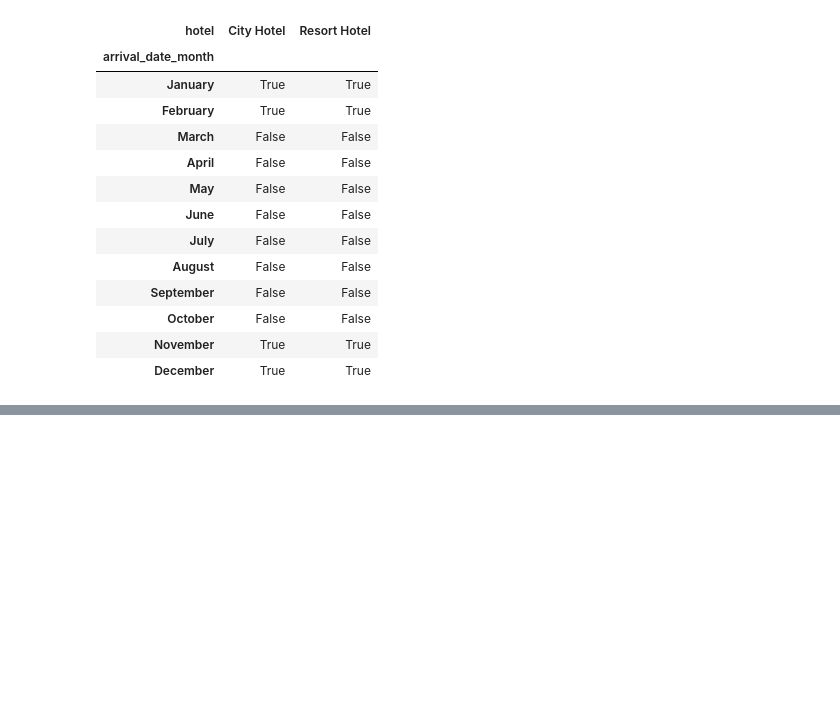
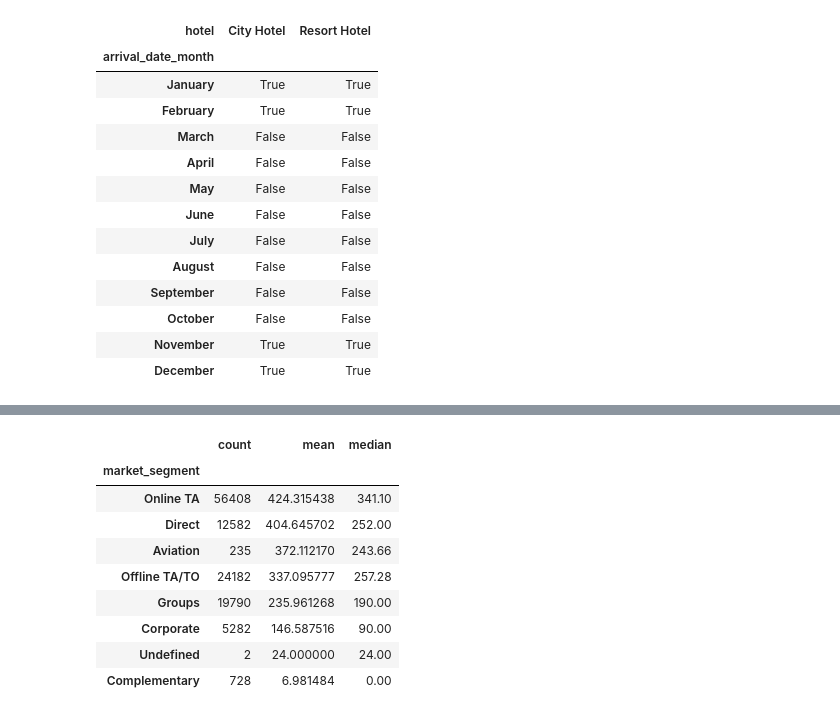
Before and after one commit to Kaevin-boi/Revenue-management-hotel, a Jupyter notebook: Notebooks/01_eda_revenue_management.ipynb, the cells around one changed output, grey strips where cells are left out. Cells and saved outputs as stored; diff of their text form; code cells hidden in the pictures; blank space fills up the shorter version.

```diff
--- a/Notebooks/01_eda_revenue_management.ipynb
+++ b/Notebooks/01_eda_revenue_management.ipynb
@@ -1033,0 +1076,4 @@ weak_demand_flag_by_hotel_and_month
+# %%
+df_clean["revenue_proxy"] = (
+    df_clean["adr"] * df_clean["total_nights"]
+)
@@ -1033,0 +1092,16 @@ weak_demand_flag_by_hotel_and_month
+# %%
+df_clean.groupby("market_segment")["revenue_proxy"].agg(["count", "mean", "median"]).sort_values(
+    "mean",
+    ascending=False
+)
+# %% [output]
+|  | count | mean | median |
+| market_segment |  |  |  |
+| Online TA | 56408 | 424.315438 | 341.10 |
+| Direct | 12582 | 404.645702 | 252.00 |
+| Aviation | 235 | 372.112170 | 243.66 |
+| Offline TA/TO | 24182 | 337.095777 | 257.28 |
+| Groups | 19790 | 235.961268 | 190.00 |
+| Corporate | 5282 | 146.587516 | 90.00 |
+| Undefined | 2 | 24.000000 | 24.00 |
+| Complementary | 728 | 6.981484 | 0.00 |
```
Also changed, not shown: parts of 13 cells of this notebook.
